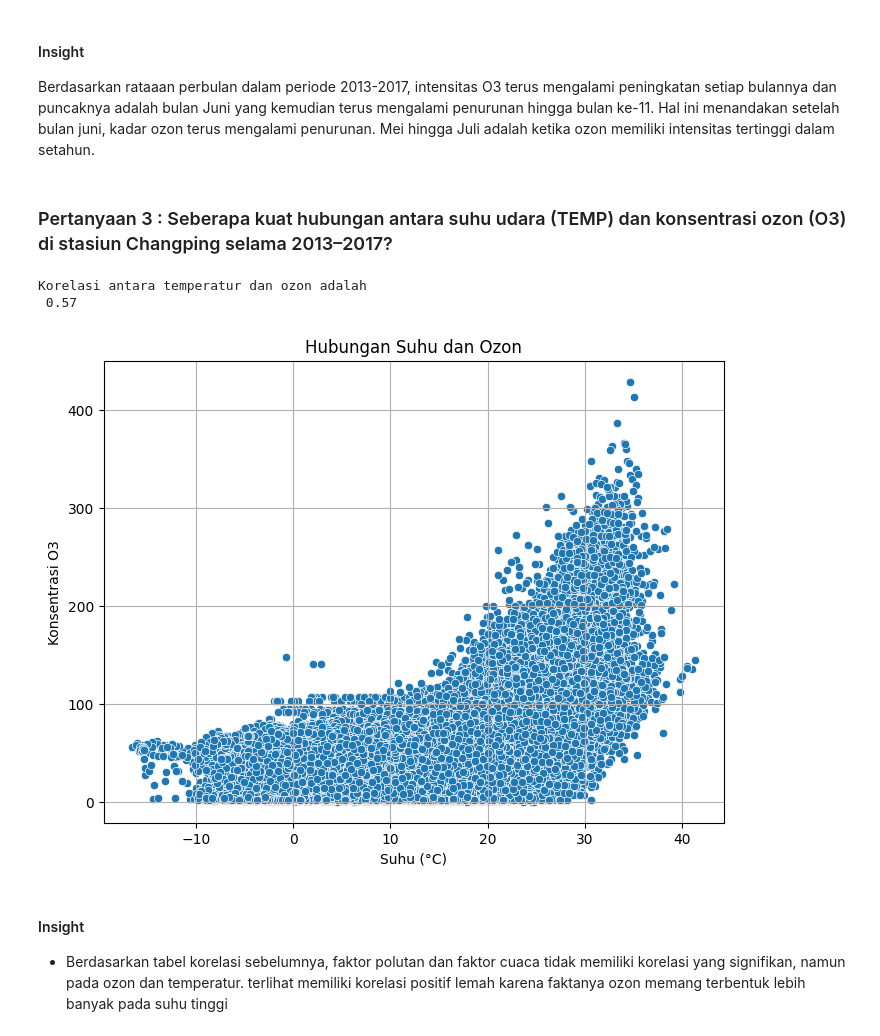
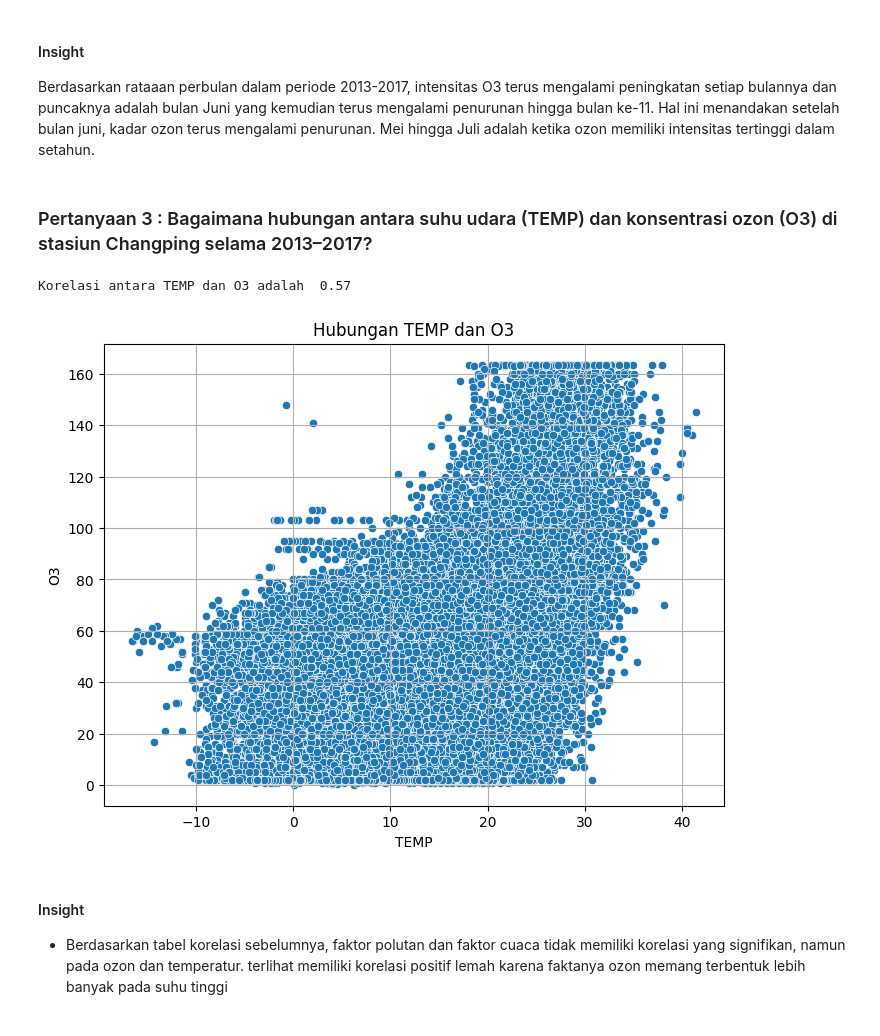
Before and after one commit to WiseStar282/Changping-AirQuality, a Jupyter notebook: analisis data/Proyek_Analisis_Data.ipynb, the cells around one changed output. Saved outputs shown, nothing was run; the diff lists cells and outputs as text; code cells hidden in the pictures.

```diff
--- a/analisis data/Proyek_Analisis_Data.ipynb
+++ b/analisis data/Proyek_Analisis_Data.ipynb
@@ -787,22 +838,22 @@ dtype: float64
 #### Insight
 Berdasarkan rataaan perbulan dalam periode 2013-2017, intensitas O3 terus mengalami peningkatan setiap bulannya dan puncaknya adalah bulan Juni yang kemudian terus mengalami penurunan hingga bulan ke-11. Hal ini menandakan setelah bulan juni, kadar ozon terus mengalami penurunan. Mei hingga Juli adalah ketika ozon memiliki intensitas tertinggi dalam setahun.
 # %% [markdown]
-### Pertanyaan 3 : Seberapa kuat hubungan antara suhu udara (TEMP) dan konsentrasi ozon (O3) di stasiun Changping selama 2013–2017?
+### Pertanyaan 3 : Bagaimana hubungan antara suhu udara (TEMP) dan konsentrasi ozon (O3) di stasiun Changping selama 2013–2017?
 # %%
 # Plot hubungan suhu dan ozon
-cor = round(df_filtered[['TEMP', 'O3']].corr().loc['TEMP', 'O3'],2)
-print("Korelasi antara temperatur dan ozon adalah \n", cor)
+kol = ['TEMP','O3']
+
+cor = round(df_filtered[kol].corr().loc[kol],2)
+print(f"Korelasi antara {kol[0]} dan {kol[1]} adalah ", cor.iloc[0,1])
+
 plt.figure(figsize=(8, 6))
-sns.scatterplot(data=df, x='TEMP', y='O3')
-plt.title('Hubungan Suhu dan Ozon')
-plt.xlabel('Suhu (°C)')
-plt.ylabel('Konsentrasi O3')
+sns.scatterplot(data=df_filtered, x=kol[0], y=kol[1])
+plt.title(f'Hubungan {kol[0]} dan {kol[1]}')
 plt.grid(True)
 plt.show()
 # %% [output]
-Korelasi antara temperatur dan ozon adalah
- 0.57
+Korelasi antara TEMP dan O3 adalah  0.57
-[figure, old version]
+[figure, new version]
 # %% [markdown]
 #### Insight
 - Berdasarkan tabel korelasi sebelumnya, faktor polutan dan faktor cuaca tidak memiliki korelasi yang signifikan, namun pada ozon dan temperatur. terlihat memiliki korelasi positif lemah karena faktanya ozon memang  terbentuk lebih banyak pada suhu tinggi
```
Also changed, not shown: parts of 11 cells of this notebook, 2 other files.
